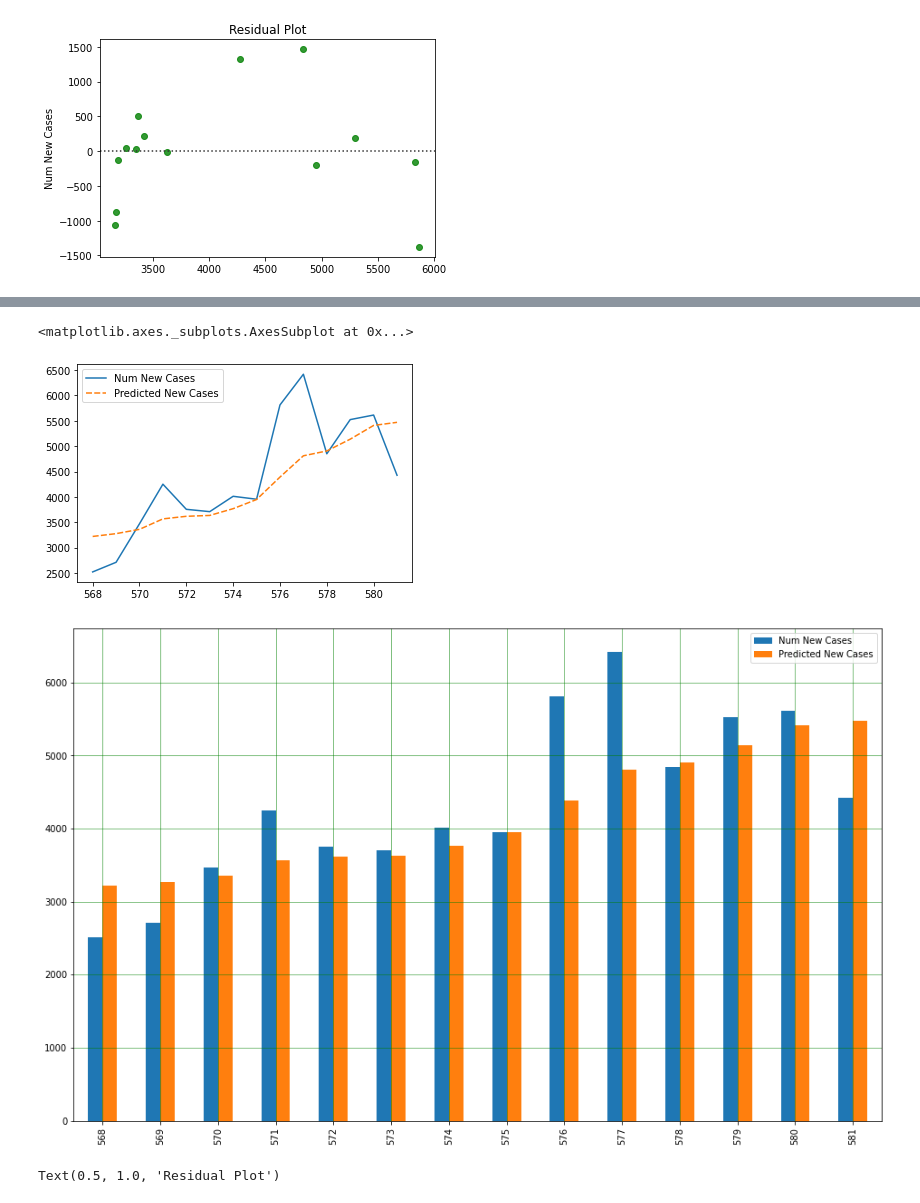
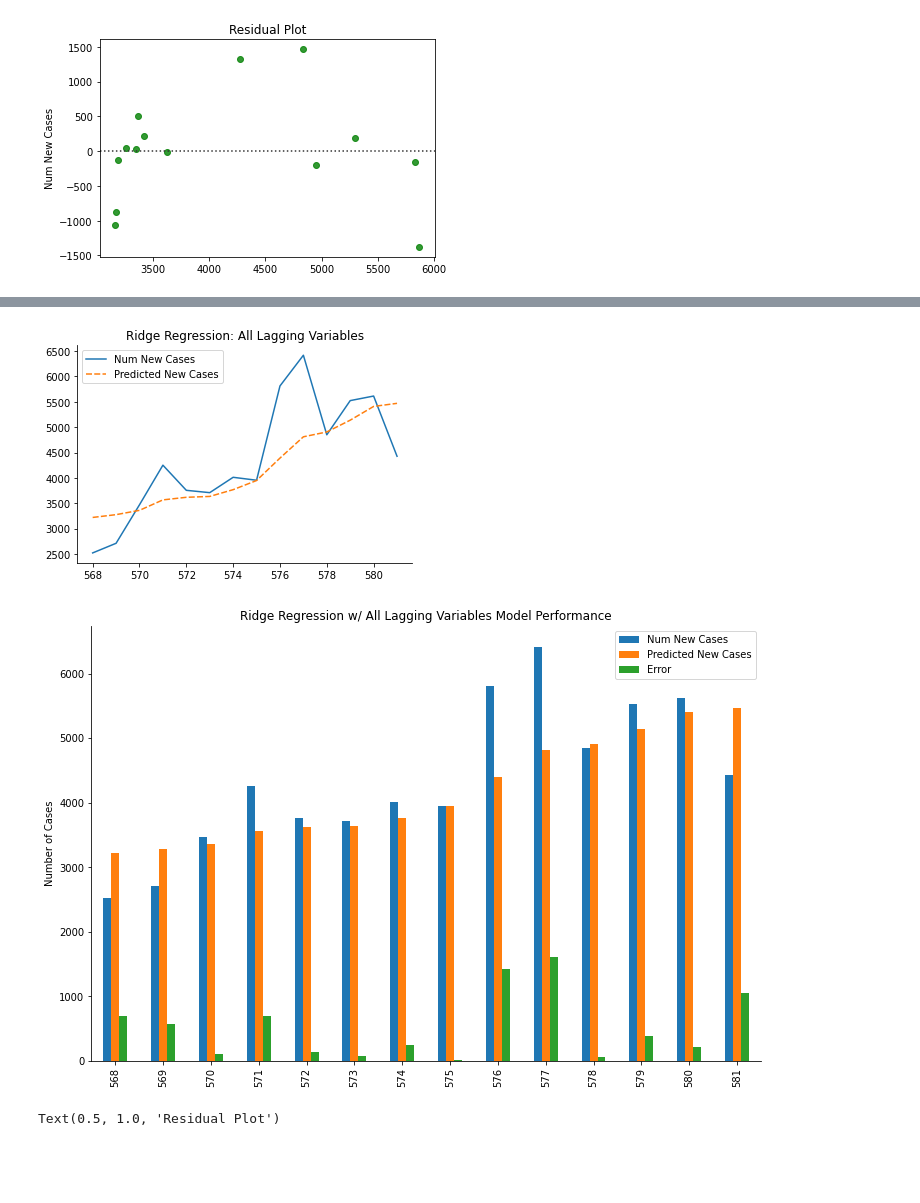
Before and after one commit to jeremysilva1098/mobility_covid, a Jupyter notebook: Covid_Mobility_Modeling-CA.ipynb, the cells around one changed output, grey strips where cells are left out. Drawn from its saved outputs; the diff is of its cells as text; code cells hidden in the pictures; blank space fills up the shorter version.

```diff
--- a/Covid_Mobility_Modeling-CA.ipynb
+++ b/Covid_Mobility_Modeling-CA.ipynb
@@ -554,25 +601,35 @@ MAE TEST: 517.481746291632
-# %%
-y_test_copy= y_test.copy()
-df= y_test_copy.to_frame()
-
-
-
-predicted= y_pred_test.tolist()
-
-df['Predicted New Cases']= predicted
-
-
-sns.lineplot(data= df)
-# %% [output]
-<matplotlib.axes._subplots.AxesSubplot at 0x...>
-[figure, removed]
-# %%
-df.plot(kind='bar',figsize=(16,10))
-plt.grid(which='major', linestyle='-', linewidth='0.5', color='green')
-plt.grid(which='minor', linestyle=':', linewidth='0.5', color='black')
-plt.show()
-# %% [output]
-[figure, removed]
+# %%
+y_test_copy= y_test.copy()
+df= y_test_copy.to_frame()
+
+
+
+predicted= y_pred_test.tolist()
+
+df['Predicted New Cases']= predicted
+
+# Line graph
+sns.lineplot(data= df)
+plt.title('Ridge Regression: All Lagging Variables')
+sns.despine()
+plt.savefig('Images/ridge_all_lag_line.png')
+
+# Add an error colum to the df
+df["Error"]= np.abs(df['Num New Cases'] - df['Predicted New Cases'])
+
+# Bar graph of predicted vs actual
+df.plot(kind='bar',figsize=(12,8))
+plt.grid(which='major', linestyle='-', linewidth='0.5', color='green')
+plt.grid(which='minor', linestyle=':', linewidth='0.5', color='black')
+plt.title('Ridge Regression w/ All Lagging Variables Model Performance')
+plt.ylabel('Number of Cases')
+sns.despine()
+plt.grid(b=None)
+plt.savefig('Images/ridge_bar.png')
+plt.show()
+# %% [output]
+[figure, added]
+[figure, added]
 # %%
 sns.residplot(y_pred_test, y_test, color="g")
 plt.title('Residual Plot')
```
Also changed, not shown: parts of 27 cells of this notebook.
